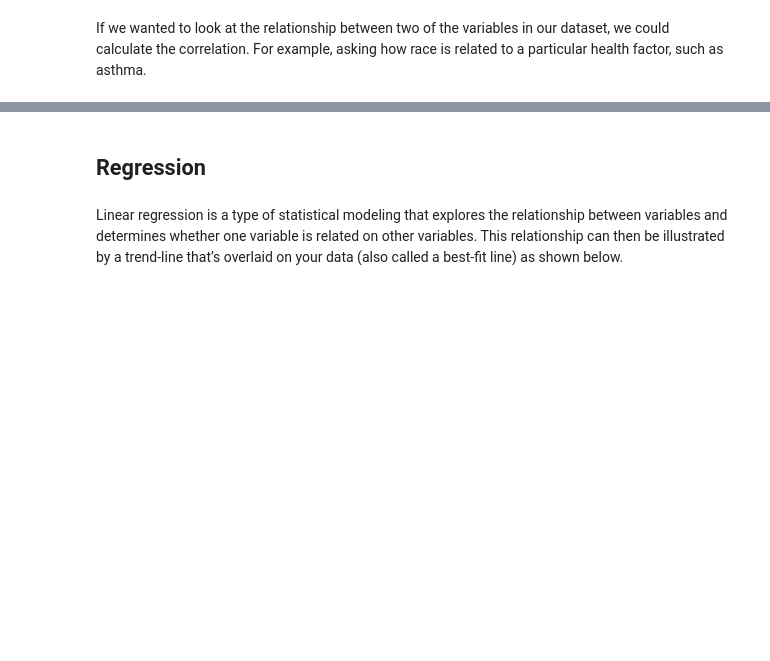
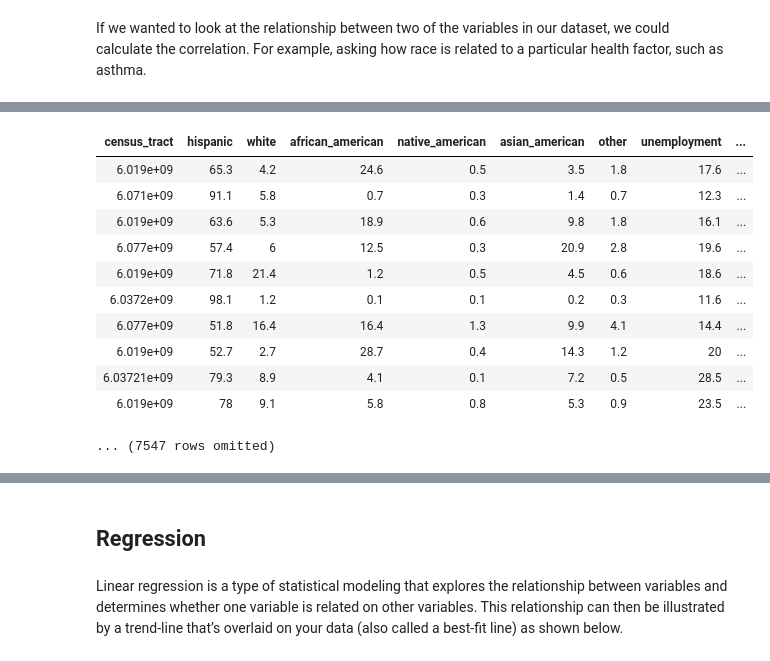
Before and after one commit to ds-modules/ESPM-163ac, a Jupyter notebook: Lecture Notebook.ipynb, the cells around one changed output, grey strips where cells are left out. Cells and saved outputs as stored; diff of their text form; code cells hidden in the pictures; blank space fills up the shorter version.

```diff
--- a/Lecture Notebook.ipynb
+++ b/Lecture Notebook.ipynb
@@ -51,0 +52,17 @@ If we wanted to look at the relationship between two of the variables in our dat
+# %%
+data = Table.read_table("./data/ces_data.csv")
+clean_data = Table.read_table("cleaned_data_new.csv")
+clean_data
+# %% [output]
+| census_tract | hispanic | white | african_american | native_american | asian_american | other | unemployment | ... |
+| 6.019e+09 | 65.3 | 4.2 | 24.6 | 0.5 | 3.5 | 1.8 | 17.6 | ... |
+| 6.071e+09 | 91.1 | 5.8 | 0.7 | 0.3 | 1.4 | 0.7 | 12.3 | ... |
+| 6.019e+09 | 63.6 | 5.3 | 18.9 | 0.6 | 9.8 | 1.8 | 16.1 | ... |
+| 6.077e+09 | 57.4 | 6 | 12.5 | 0.3 | 20.9 | 2.8 | 19.6 | ... |
+| 6.019e+09 | 71.8 | 21.4 | 1.2 | 0.5 | 4.5 | 0.6 | 18.6 | ... |
+| 6.0372e+09 | 98.1 | 1.2 | 0.1 | 0.1 | 0.2 | 0.3 | 11.6 | ... |
+| 6.077e+09 | 51.8 | 16.4 | 16.4 | 1.3 | 9.9 | 4.1 | 14.4 | ... |
+| 6.019e+09 | 52.7 | 2.7 | 28.7 | 0.4 | 14.3 | 1.2 | 20 | ... |
+| 6.03721e+09 | 79.3 | 8.9 | 4.1 | 0.1 | 7.2 | 0.5 | 28.5 | ... |
+| 6.019e+09 | 78 | 9.1 | 5.8 | 0.8 | 5.3 | 0.9 | 23.5 | ... |
+... (7547 rows omitted)
```
Also changed, not shown: parts of 10 cells of this notebook, 1 other file.
